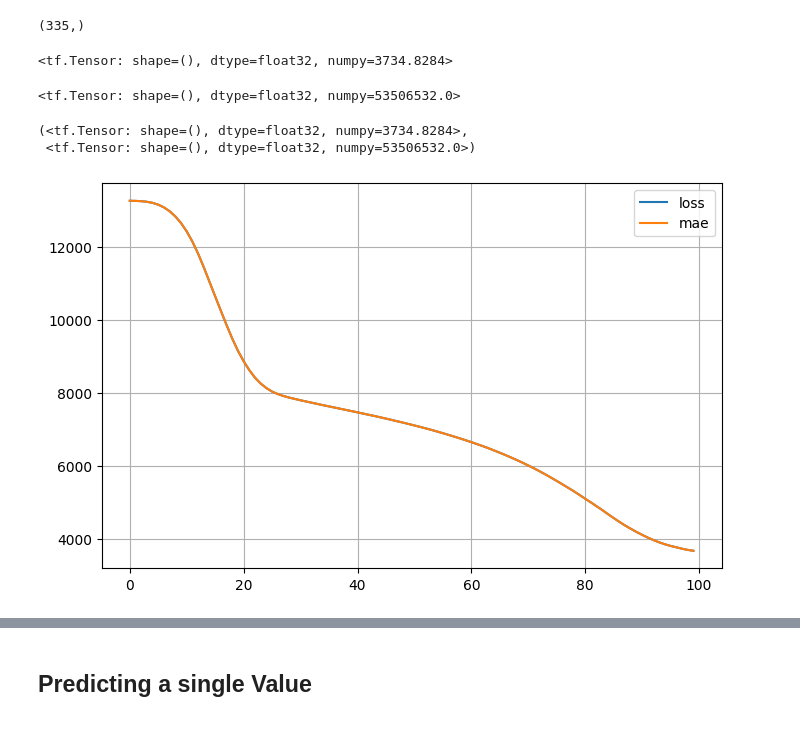
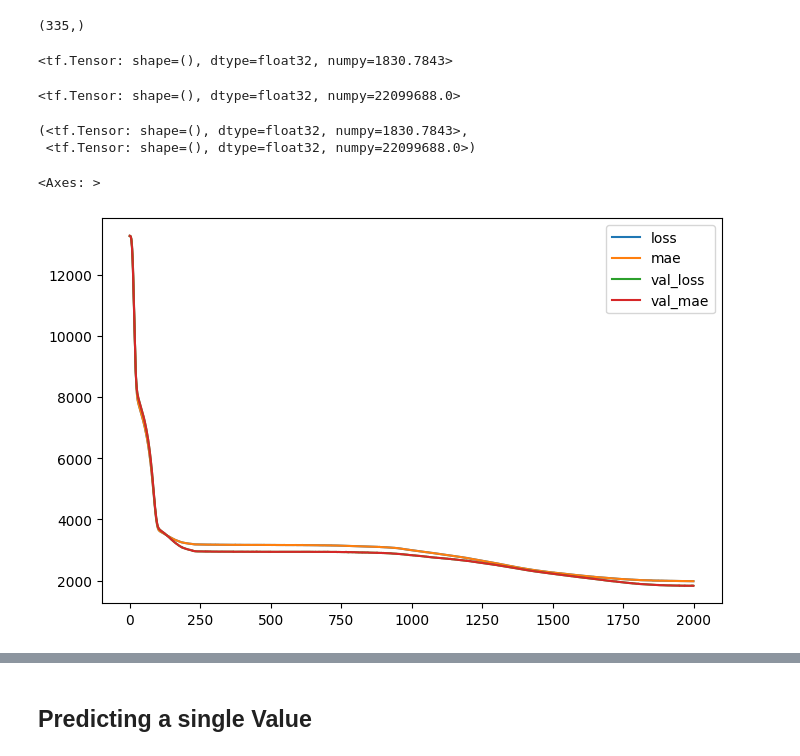
Before and after one commit to afaqueumer/TensorFlow-Dev, a Jupyter notebook: 01 - Regression using TensorFlow.ipynb, the cells around one changed output, grey strips where cells are left out. Saved outputs shown, nothing was run; the diff lists cells and outputs as text; code cells hidden in the pictures.

```diff
--- a/01 - Regression using TensorFlow.ipynb
+++ b/01 - Regression using TensorFlow.ipynb
@@ -55,10 +94,8 @@ model = tf.keras.Sequential([
         tf.keras.layers.Dense(1)])
 
 # Compile the model
-model.compile(loss=tf.keras.losses.mae,
-                          optimizer=tf.keras.optimizers.Adam(),
-                          metrics=['mae'])
+model.compile(loss= tf.keras.losses.mae, optimizer= tf.keras.optimizers.Adam(), metrics= ['mae'])
 
 # Fit the model for 100 epochs
-history = model.fit(x_train_transformed, y_train, epochs=100)
+history = model.fit(x_train_transformed, y_train, validation_data=(x_test_transformed, y_test), epochs=2000)
 # %% [output]
@@ -135,23 +172,21 @@ mae = tf.metrics.mean_absolute_error(y_true=y_test,
                                      y_pred=y_predicted.squeeze()) # use squeeze() to make same shape
 mae
 # %% [output]
-<tf.Tensor: shape=(), dtype=float32, numpy=3734.8284>
+<tf.Tensor: shape=(), dtype=float32, numpy=1830.7843>
 # %%
 # Calculate the MSE
 mse = tf.metrics.mean_squared_error(y_true=y_test,
                                     y_pred=y_predicted.squeeze())
 mse
 # %% [output]
-<tf.Tensor: shape=(), dtype=float32, numpy=53506532.0>
+<tf.Tensor: shape=(), dtype=float32, numpy=22099688.0>
 # %%
 mae, mse
 # %% [output]
-(<tf.Tensor: shape=(), dtype=float32, numpy=3734.8284>,
- <tf.Tensor: shape=(), dtype=float32, numpy=53506532.0>)
+(<tf.Tensor: shape=(), dtype=float32, numpy=1830.7843>,
+ <tf.Tensor: shape=(), dtype=float32, numpy=22099688.0>)
 # %%
 pd.DataFrame(history.history).plot(figsize=(8, 5))
-plt.grid(True)
-plt.gca()
-plt.show()
 # %% [output]
+<Axes: >
-[figure, old version]
+[figure, new version]
```
Also changed, not shown: parts of 24 cells of this notebook.
